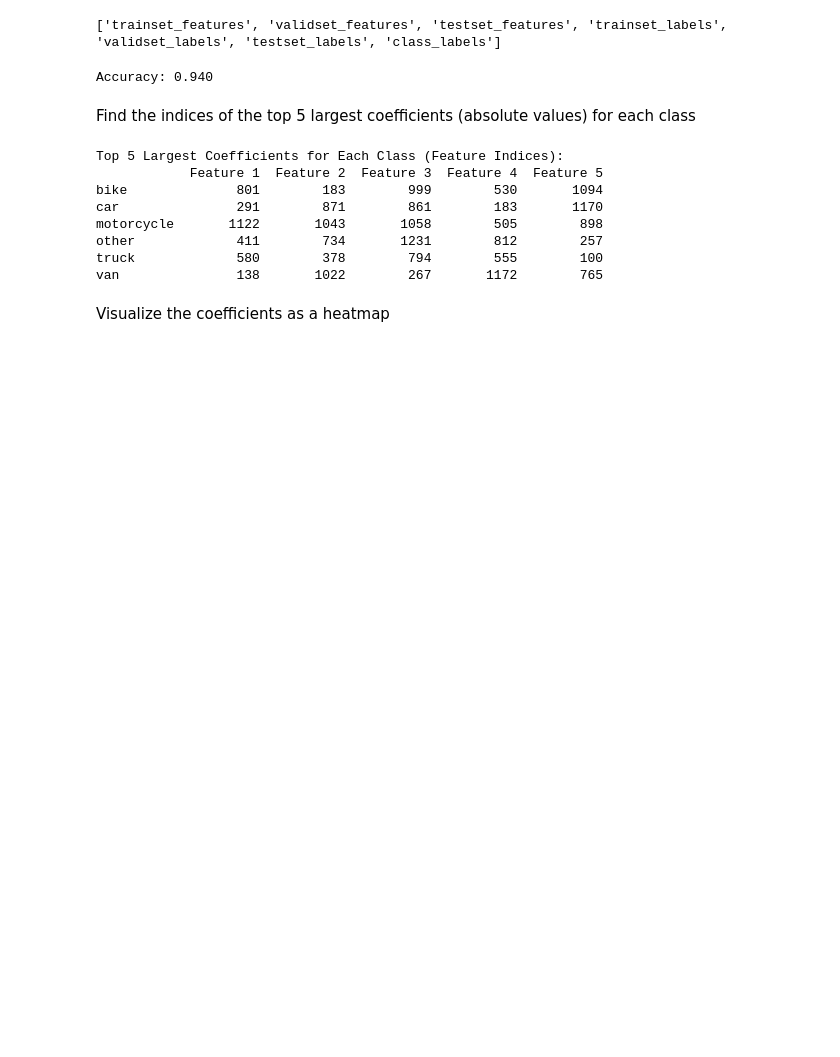
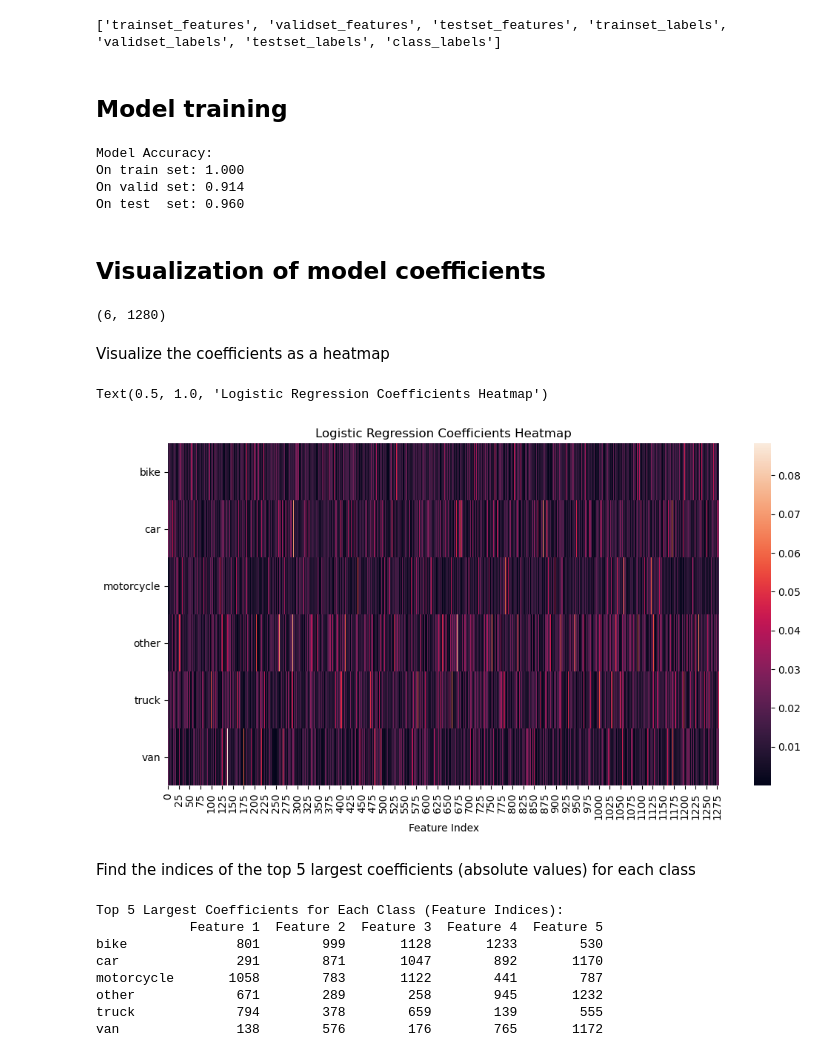
Before and after one commit to miguelfaf10/epfl_extension_school, a Jupyter notebook: 4_machine-learning-II_project/04-Logistic-regression.ipynb, the cells around one changed output. Cells and saved outputs as stored; diff of their text form; code cells hidden in the pictures; blank space fills up the shorter version.

```diff
--- a/4_machine-learning-II_project/04-Logistic-regression.ipynb
+++ b/4_machine-learning-II_project/04-Logistic-regression.ipynb
@@ -8,8 +10,8 @@ data = np.load('dataset_features.npz')
 print(data.files)
 
 # Access individual arrays by their names
-X_tr = data['trainset_features']
-y_tr = data['trainset_labels']
+X_train = data['trainset_features']
+y_train = data['trainset_labels']
 
 X_val = data['validset_features']
 y_val = data['validset_labels']
@@ -23,46 +25,75 @@ class_labels = data['class_labels']
 # %%
 def decode_class(y):
     return np.argmax(y,axis=1)
+# %% [markdown]
+## Model training
 # %%
 from sklearn.linear_model import LogisticRegression
 from sklearn.preprocessing import StandardScaler
-from sklearn.pipeline import make_pipeline
+from sklearn.pipeline import Pipeline
 
-# Create the estimator
-logreg = LogisticRegression(multi_class='multinomial', solver='saga', penalty='none')
+# Create a k-NN pipeline
+logreg_pipe = Pipeline(
+    [("scaler", StandardScaler()),
+     ("logreg", LogisticRegression(multi_class='multinomial', solver='saga', penalty='none'))]
+)
 
 # Fit it to train data
-logreg.fit(X_tr, decode_class(y_tr))
+logreg_pipe.fit(X_train, decode_class(y_train))
 
-# Accuracy on test set
-accuracy = logreg.score(X_test, decode_class(y_test))
-print('Accuracy: {:.3f}'.format(accuracy))
+# Accuracy on train, validation and test sets
+print('Model Accuracy:')
+print(f'On train set: {logreg_pipe.score(X_train, decode_class(y_train)):.3f}')
+print(f'On valid set: {logreg_pipe.score(X_val, decode_class(y_val)):.3f}')
+print(f'On test  set: {logreg_pipe.score(X_test, decode_class(y_test)):.3f}')
 # %% [output]
-Accuracy: 0.940
+Model Accuracy:
+On train set: 1.000
+On valid set: 0.914
+On test  set: 0.960
+# %% [markdown]
+## Visualization of model coefficients
 # %%
-coefficients = logreg.coef_
+coefficients = logreg_pipe.named_steps['logreg'].coef_
+coefficients.shape
+# %% [output]
+(6, 1280)
+# %% [markdown]
+Visualize the coefficients as a heatmap
+# %%
+import numpy as np
+import matplotlib.pyplot as plt
+import seaborn as sns
+
+fig, ax = plt.subplots(figsize=(12, 6))
+sns.heatmap(np.abs(coefficients), annot=False, cbar=True)
+ax.set_yticklabels(class_labels, rotation=0)
+ax.set_xlabel("Feature Index")
+plt.title("Logistic Regression Coefficients Heatmap")
+# %% [output]
+Text(0.5, 1.0, 'Logistic Regression Coefficients Heatmap')
+[figure, added]
 # %% [markdown]
 Find the indices of the top 5 largest coefficients (absolute values) for each class
 # %%
+import pandas as pd
+
 top_features = {}
 for class_index, class_coefficients in enumerate(coefficients):
     # Get the indices of the top 5 largest coefficients for the current class
     largest_indices = np.argsort(-np.abs(class_coefficients))[:5]
     top_features[f"{class_labels[class_index]}"] = largest_indices
 
-# Display the results in a tabular format
-import pandas as pd
+
 top_features_df = pd.DataFrame.from_dict(top_features, orient='index', columns=[f"Feature {i+1}" for i in range(5)])
-print("\nTop 5 Largest Coefficients for Each Class (Feature Indices):")
+print("Top 5 Largest Coefficients for Each Class (Feature Indices):")
 print(top_features_df)
 # %% [output]
 Top 5 Largest Coefficients for Each Class (Feature Indices):
             Feature 1  Feature 2  Feature 3  Feature 4  Feature 5
-bike              801        183        999        530       1094
-car               291        871        861        183       1170
-motorcycle       1122       1043       1058        505        898
-other             411        734       1231        812        257
-truck             580        378        794        555        100
-van               138       1022        267       1172        765
+bike              801        999       1128       1233        530
+car               291        871       1047        892       1170
+motorcycle       1058        783       1122        441        787
+other             671        289        258        945       1232
+truck             794        378        659        139        555
+van               138        576        176        765       1172
-# %% [markdown]
-Visualize the coefficients as a heatmap
```
Also changed, not shown: parts of 9 cells of this notebook, 6 other files.
